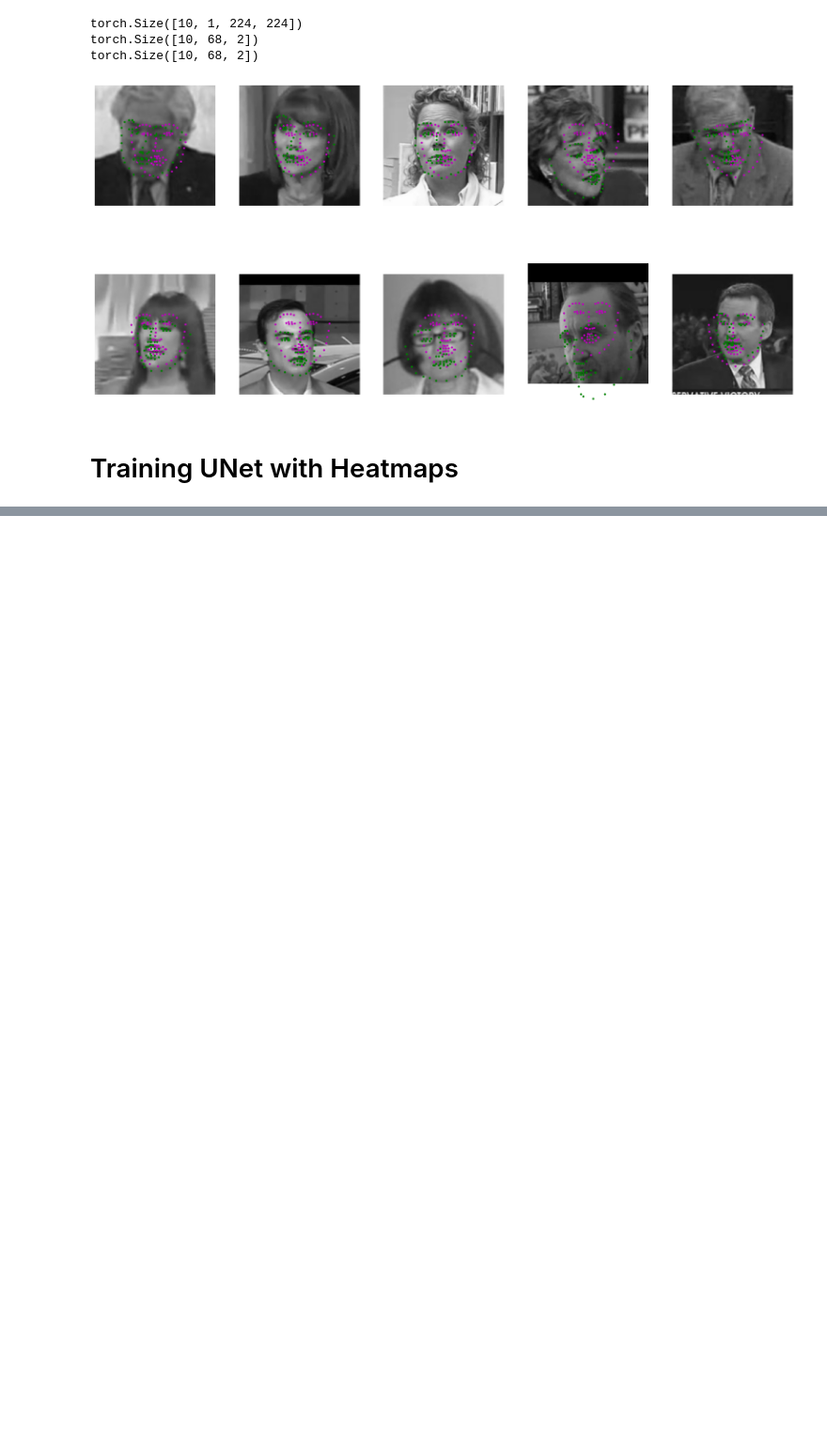
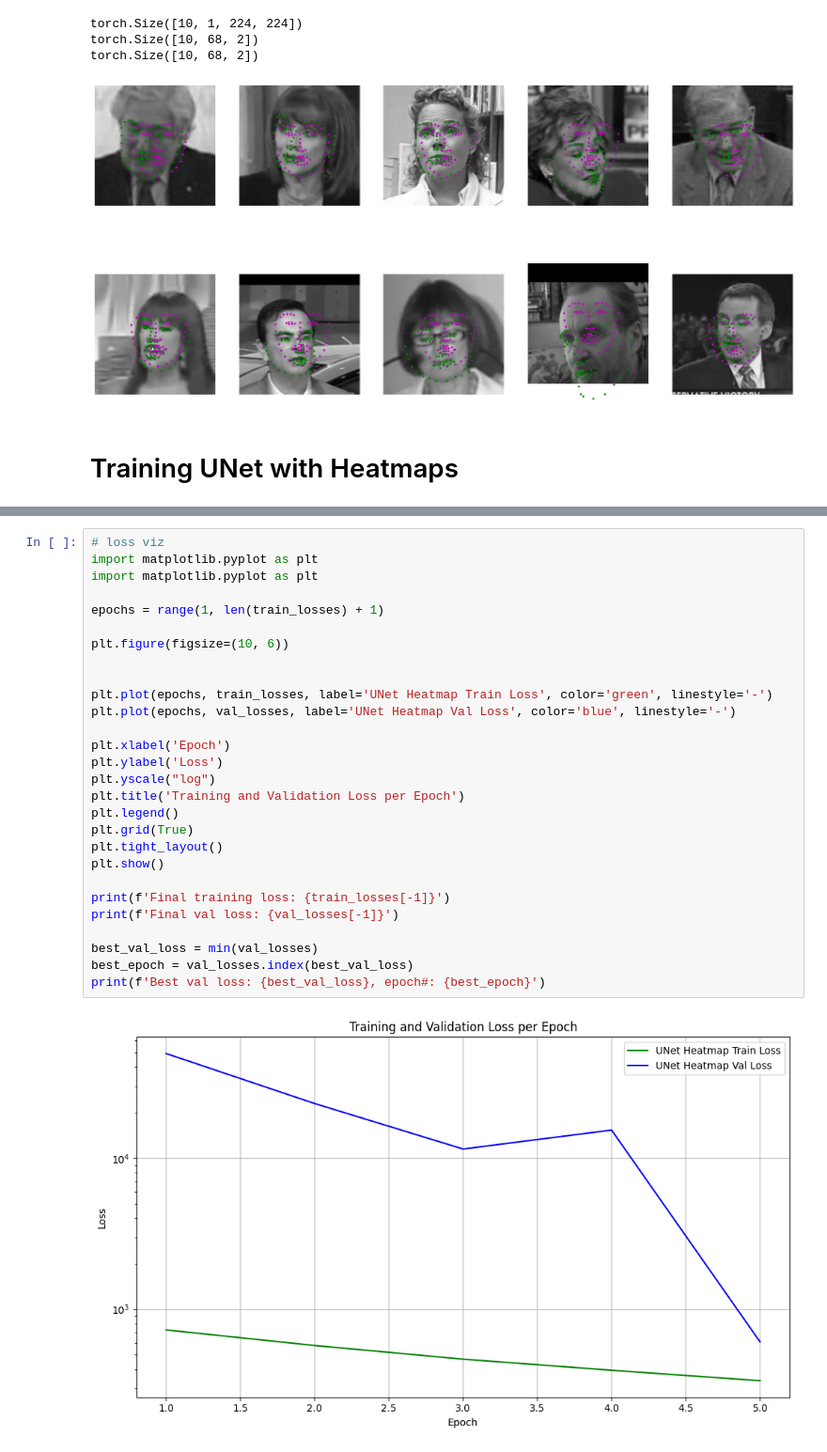
Before and after one commit to LIYunzhe1408/Facial-Keypoint-Detection, a Jupyter notebook: hw3.ipynb, the cells around one changed output, grey strips where cells are left out. Shown at 94% size. Drawn from its saved outputs; the diff is of its cells as text; blank space fills up the shorter version.

```diff
--- a/hw3.ipynb
+++ b/hw3.ipynb
@@ -1416,0 +1236,30 @@ Epoch 5/10 | Train Loss: 0.0931 | Val Loss: 0.0833
+# %%
+# loss viz
+import matplotlib.pyplot as plt
+import matplotlib.pyplot as plt
+
+epochs = range(1, len(train_losses) + 1)
+
+plt.figure(figsize=(10, 6))
+
+
+plt.plot(epochs, train_losses, label='UNet Heatmap Train Loss', color='green', linestyle='-')
+plt.plot(epochs, val_losses, label='UNet Heatmap Val Loss', color='blue', linestyle='-')
+
+plt.xlabel('Epoch')
+plt.ylabel('Loss')
+plt.yscale("log")
+plt.title('Training and Validation Loss per Epoch')
+plt.legend()
+plt.grid(True)
+plt.tight_layout()
+plt.show()
+
+print(f'Final training loss: {train_losses[-1]}')
+print(f'Final val loss: {val_losses[-1]}')
+
+best_val_loss = min(val_losses)
+best_epoch = val_losses.index(best_val_loss)
+print(f'Best val loss: {best_val_loss}, epoch#: {best_epoch}')
+# %% [output]
+[figure, added]
```
Also changed, not shown: parts of 10 cells of this notebook.
